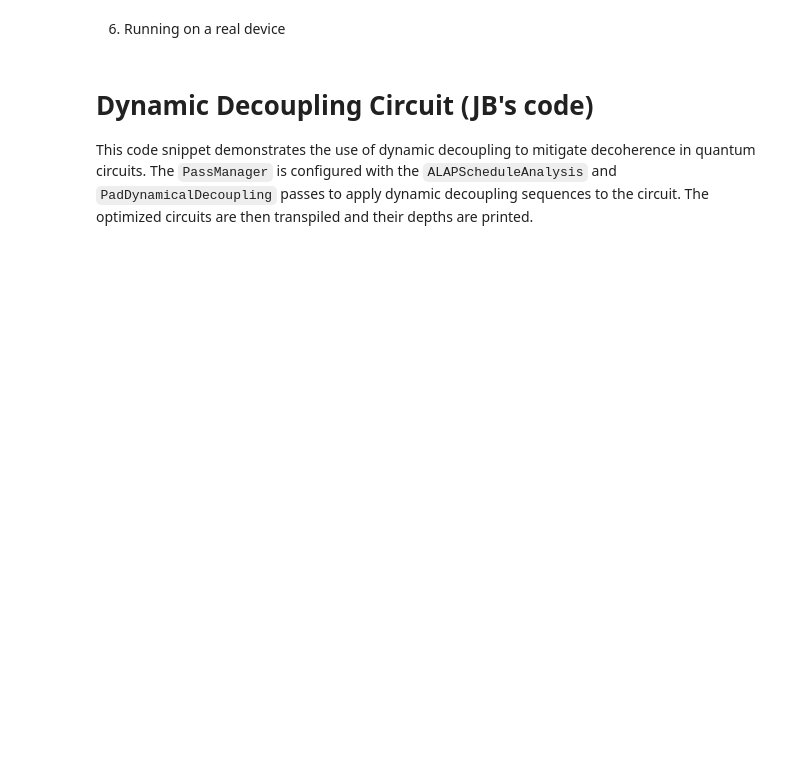
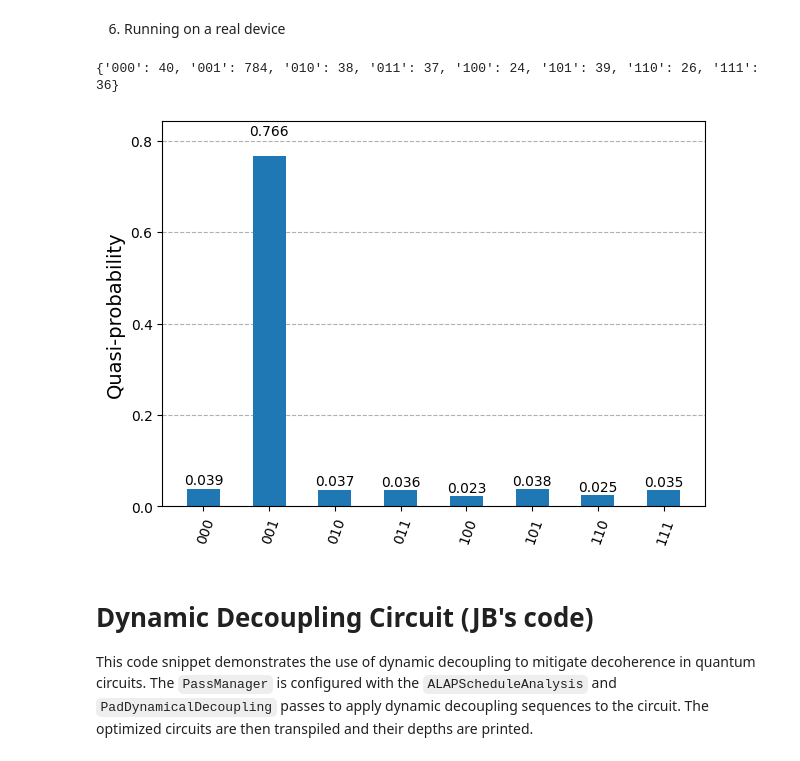
Before and after one commit to TheBarzani/vcgc, a Jupyter notebook: grover_vertex_coloring/grover_circuit_classicalfunction.ipynb, the cells around one changed output. Saved outputs shown, nothing was run; the diff lists cells and outputs as text; code cells hidden in the pictures; blank space fills up the shorter version.

```diff
--- a/grover_vertex_coloring/grover_circuit_classicalfunction.ipynb
+++ b/grover_vertex_coloring/grover_circuit_classicalfunction.ipynb
@@ -229,3 +169,41 @@ plot_distribution(new_counts)
+# %%
+from qiskit_aer import Aer
+from qiskit.visualization import plot_histogram, plot_distribution
+from qiskit import transpile
+
+# Creating the backend
+qasm_sim = Aer.get_backend('qasm_simulator')
+
+# Get the basis gates supported by the simulator
+basis_gates = qasm_sim.configuration().basis_gates
+
+# Transpile the circuit to the supported basis gates
+qc_transpiled = transpile(qc_decomposed, basis_gates=basis_gates)
+
+# Now run the transpiled circuit
+result = qasm_sim.run(qc_transpiled).result()
+counts = result.get_counts()
+
+# A function to extract the counts of the useful qubits
+def process_counts(counts, num_qubits=3):
+    # New dictionary to store our results in.
+    new_counts = {f'{i:0{num_qubits}b}': 0 for i in range(2**num_qubits)}
+
+    # Loop through the counts dictionary, adding the value to the
+    # respective key in new_counts based on what state the show_qubit is in
+    for count in counts:
+        count_idx = (len(count) - num_qubits)
+        new_counts[count[count_idx:count_idx+num_qubits]] += counts[count]
+
+    return new_counts
+
+# Use the function to process the counts
+new_counts = process_counts(counts)
+print(new_counts)
+plot_distribution(new_counts)
+# %% [output]
+{'000': 40, '001': 784, '010': 38, '011': 37, '100': 24, '101': 39, '110': 26, '111': 36}
+[figure, added]
 # %% [markdown]
 # Dynamic Decoupling Circuit (JB's code)
 This code snippet demonstrates the use of dynamic decoupling to mitigate decoherence in quantum circuits. The `PassManager` is configured with the `ALAPScheduleAnalysis` and `PadDynamicalDecoupling` passes to apply dynamic decoupling sequences to the circuit. The optimized circuits are then transpiled and their depths are printed.
```
Also changed, not shown: parts of 15 cells of this notebook, 1 other file.
